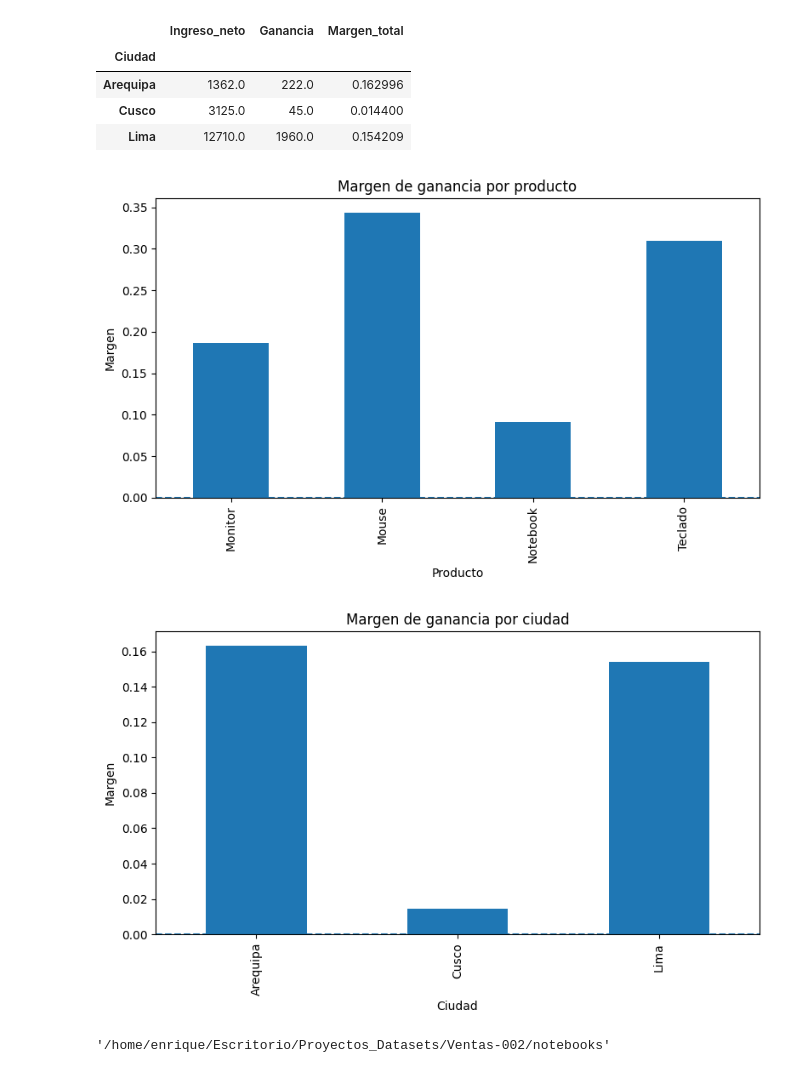
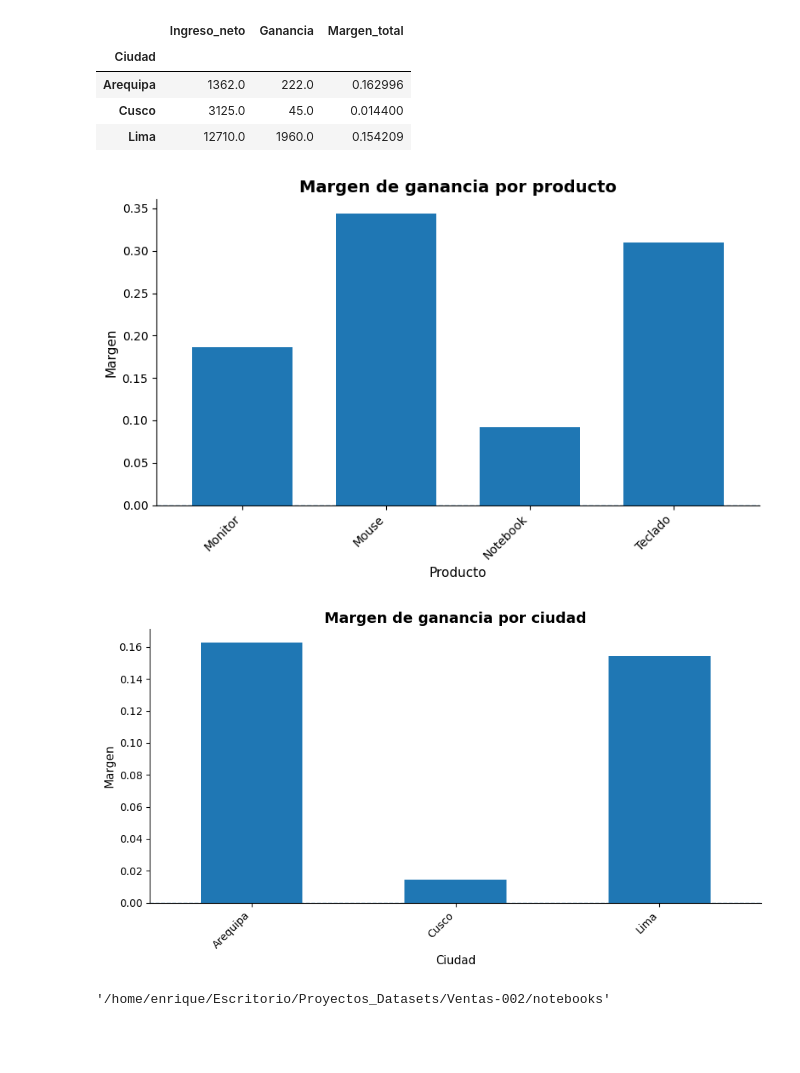
Before and after one commit to rivasperezenrique-coder/ventas-analisis-margenes, a Jupyter notebook: notebooks/analisis_margenes.ipynb, the cells around one changed output. Saved outputs shown, nothing was run; the diff lists cells and outputs as text; code cells hidden in the pictures; blank space fills up the shorter version.

```diff
--- a/notebooks/analisis_margenes.ipynb
+++ b/notebooks/analisis_margenes.ipynb
@@ -125,38 +125,58 @@ os.makedirs("../imagenes", exist_ok=True)
 plt.figure(figsize=(8,5))
 
 margen_producto = rentabilidad_producto["Margen_total"]
-ax = margen_producto.plot(kind="bar")
+ax = margen_producto.plot(
+    kind="bar",
+    width=0.7
+    )
+# Títulos y etiquetas
+ax.set_title("Margen de ganancia por producto", fontsize=14, fontweight="bold")
+ax.set_ylabel("Margen", fontsize=11)
+ax.set_xlabel("Producto", fontsize=11)
 
-ax.set_title("Margen de ganancia por producto")
-ax.set_ylabel("Margen")
+# Rotar etiquetas del eje X
+plt.xticks(rotation=45, ha="right")
 
 # Línea horizontal en 0 (para ver ganancias vs pérdidas)
-plt.axhline(0, linestyle="--")
+plt.axhline(0, linestyle="--", linewidth=1)
+
+# Quitar bordes superiores y derechos (estilo limpio)
+ax.spines["top"].set_visible(False)
+ax.spines["right"].set_visible(False)
+
 
 plt.tight_layout()
 plt.savefig("../imagenes/margen_por_producto.png", dpi=120)
 plt.show()
 # %% [output]
-[figure, old version]
+[figure, new version]
 # %%
 
 # Gráfico de margen por ciudad
 os.makedirs("../imagenes", exist_ok=True)
-plt.figure(figsize=(8,5))
+plt.figure(figsize=(9,5))
 
 margen_ciudad = rentabilidad_ciudad["Margen_total"]
-ax = margen_ciudad.plot(kind="bar")
+ax = margen_ciudad.plot(
+    kind="bar",
+    )
 
-ax.set_title("Margen de ganancia por ciudad")
-ax.set_ylabel("Margen")
+ax.set_title("Margen de ganancia por ciudad", fontsize=14, fontweight="bold")
+ax.set_ylabel("Margen", fontsize=11)
+ax.set_xlabel("Ciudad", fontsize=11)
 
-plt.axhline(0, linestyle="--")
+plt.xticks(rotation=45, ha="right")
+
+plt.axhline(0, linestyle="--", linewidth=1)
+
+ax.spines["top"].set_visible(False)
+ax.spines["right"].set_visible(False)
 
 plt.tight_layout()
 plt.savefig("../imagenes/rentabilidad_ciudad.png", dpi=120)
 plt.show()
 # %% [output]
-[figure, old version]
+[figure, new version]
 # %%
 import os
 os.getcwd()
```
Also changed, not shown: 2 other files.
